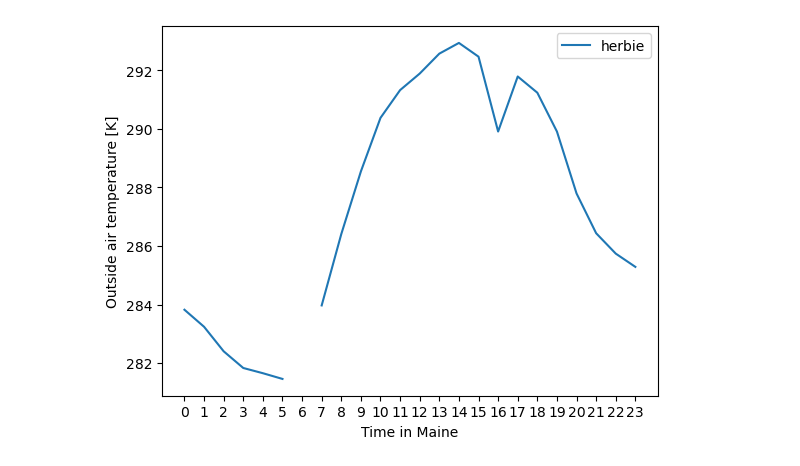
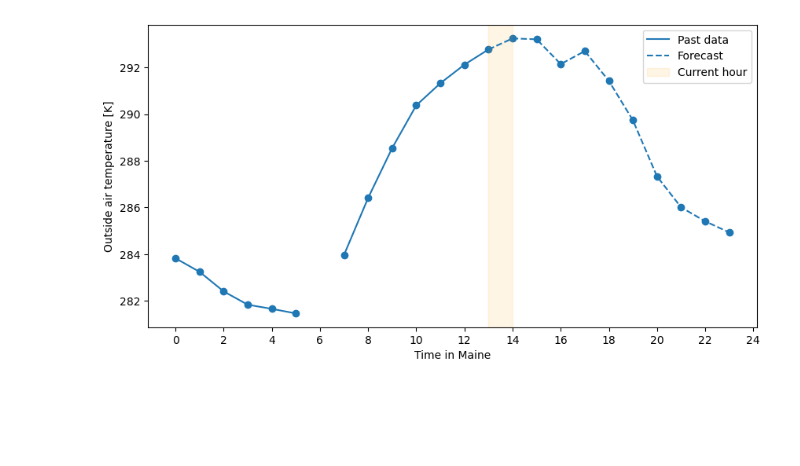
Before and after one commit to thdfw/master_thesis, a Jupyter notebook: weather_forecasts/weather_herbie.ipynb, the cells around one changed output. Saved outputs shown, nothing was run; the diff lists cells and outputs as text; code cells hidden in the pictures; blank space fills up the shorter version.

Commit message:
Working Herbie with plot

```diff
--- a/weather_forecasts/weather_herbie.ipynb
+++ b/weather_forecasts/weather_herbie.ipynb
@@ -6,7 +7,10 @@ import matplotlib.pyplot as plt
 # %%
-from datetime import datetime, timedelta
-
 def get_temp(x):
+    """
+    Finds the outside temperature at a given time x in Maine
+    If x is in the past, it will retrieve past data
+    If x is in the future, it will find the forecast
+    """
 
     # Convert to UTC (Maine is UTC-4)
     x += timedelta(hours=4)
@@ -15,7 +19,7 @@ def get_temp(x):
     now = datetime.utcnow().replace(minute=0, second=0, microsecond=0)
 
     # If x is in the past
-    if x < now: # - timedelta(hours=1):
+    if x < now:
         H = herbie.Herbie(
             x.strftime("%Y-%m-%d %H:%M"),
             model='hrrr',
@@ -25,6 +29,7 @@ def get_temp(x):
 
     # If x is now or in the future
     else:
+        print('forecast')
         H = herbie.Herbie(
             (now-timedelta(hours=1)).strftime("%Y-%m-%d %H:%M"),
             model='hrrr',
@@ -35,11 +40,11 @@ def get_temp(x):
     # Get dataset
     ds = H.xarray("TMP:2 m")
 
-    # Get a specific point by coordinates
-    test = herbie.accessors.HerbieAccessor(ds)
+    # Get the temperature at coordinates
     latitude_value = 45.36
     longitude_value = -68.97
     points = pd.DataFrame({'latitude': [latitude_value], 'longitude': [longitude_value]})
+    test = herbie.accessors.HerbieAccessor(ds)
     temperature = test.pick_points(points, method='nearest')['t2m'].values[0]
 
     print(x)
@@ -47,12 +52,14 @@ def get_temp(x):
     return temperature
 # %%
 # Today's date in Maine (UTC-4)
-today = (datetime.utcnow()-timedelta(hours=4)).replace(hour=0, minute=0, second=0, microsecond=0)
+today = (datetime.utcnow()-timedelta(hours=4))
+today_midnight = today.replace(hour=0, minute=0, second=0, microsecond=0)
 
+# Get today's weather
 wf_herbie = []
 for hour in range(24):
     try:
-        wf_herbie.append(get_temp(today + timedelta(hours=hour)))
+        wf_herbie.append(get_temp(today_midnight + timedelta(hours=hour)))
     except:
         wf_herbie.append(np.nan)
 # %% [output]
@@ -115,16 +102,19 @@ wf_herbie
 # %%
 wf_pvlib = [9.910003662109375, 8.963134765625, 8.0264892578125, 7.2698974609375, 6.686676025390625, 6.20159912109375, 7.225433349609375,
             9.42828369140625, 11.62158203125, 13.758331298828125, 15.75408935546875, 16.494659423828125, 16.73565673828125, 16.847991943359375,
             16.929443359375, 17.32318115234375, 17.57550048828125, 17.572601318359375, 17.306396484375, 16.7760009765625, 15.352325439453125,
             13.12091064453125, 11.516937255859375, 10.724700927734375]
 wf_pvlib = [x+273 for x in wf_pvlib]
 
-#plt.plot(wf_pvlib, label='pvlib')
-plt.plot(wf_herbie,label='herbie')
-plt.xticks(list(range(len(wf_herbie))))
+plt.figure(figsize=(10, 5))
+plt.plot(wf_herbie[:today.hour+1],label='Past data', color='tab:blue')
+plt.plot([np.nan]*(today.hour) + wf_herbie[today.hour:], label='Forecast', linestyle='dashed', color='tab:blue')
+plt.scatter(range(24), wf_herbie)
+plt.xticks(list(range(0,25,2)))
 plt.xlabel('Time in Maine')
 plt.ylabel('Outside air temperature [K]')
+plt.axvspan(today.hour, today.hour+1, color='orange', alpha=0.1, label='Current hour')
 plt.legend()
 plt.show()
 # %% [output]
-[figure, old version]
+[figure, new version]
```
Also changed, not shown: parts of 3 cells of this notebook.
